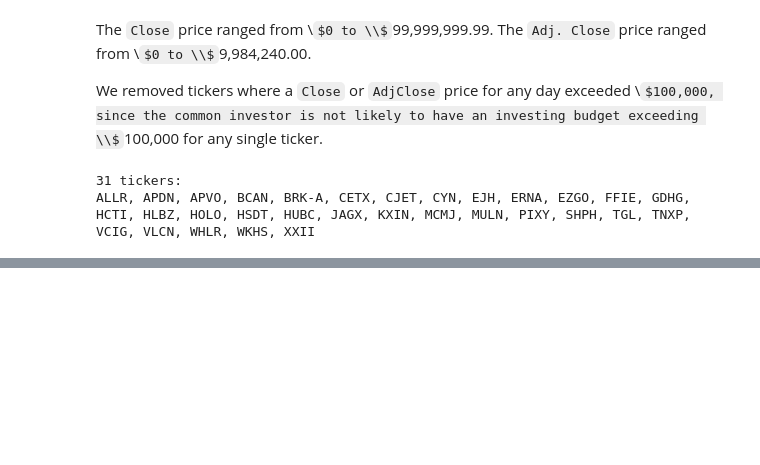
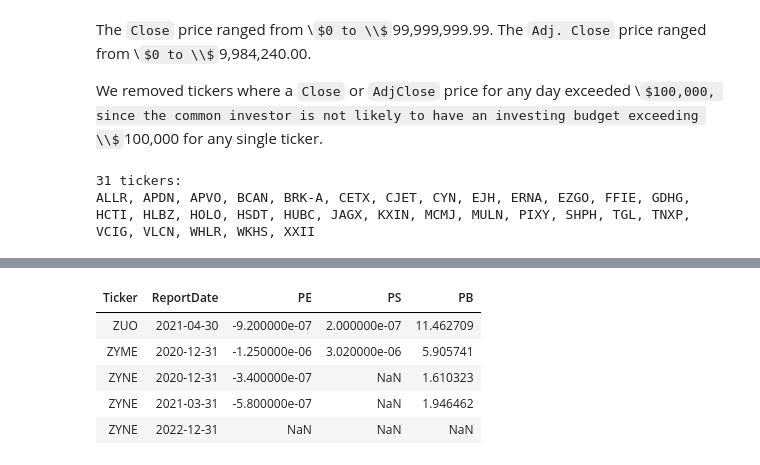
Before and after one commit to aaron-san/fundamentals-db-simfin-mysql, a Jupyter notebook: index.ipynb, the cells around one changed output, grey strips where cells are left out. Saved outputs shown, nothing was run; the diff lists cells and outputs as text; code cells hidden in the pictures; some formulas as TeX source; blank space fills up the shorter version.

```diff
--- a/index.ipynb
+++ b/index.ipynb
@@ -654,0 +932,19 @@ ON us_shareprices_monthly (Ticker, Date);
+# %%
+# HideCell
+
+from IPython.display import HTML
+import json
+import pandas as pd
+from sqlalchemy import create_engine
+
+with open("mysql_creds.json") as f:
+    creds = json.load(f)
+
+engine = create_engine(
+    f"mysql+pymysql://{creds['user']}:{creds['password']}@localhost/{creds['database']}"
+)
+
+
+df = pd.read_sql("SELECT * FROM metrics_activity", engine)
+
+HTML(df.tail().to_html(index=False))
@@ -654,0 +1010,26 @@ ON us_shareprices_monthly (Ticker, Date);
+# %%
+# HideCell
+
+from IPython.display import HTML
+import json
+import pandas as pd
+from sqlalchemy import create_engine
+
+with open("mysql_creds.json") as f:
+    creds = json.load(f)
+
+engine = create_engine(
+    f"mysql+pymysql://{creds['user']}:{creds['password']}@localhost/{creds['database']}"
+)
+
+
+df = pd.read_sql("SELECT * FROM metrics_value", engine)
+
+HTML(df.tail().to_html(index=False))
+# %% [output]
+| Ticker | ReportDate | PE | PS | PB |
+| ZUO | 2021-04-30 | -9.200000e-07 | 2.000000e-07 | 11.462709 |
+| ZYME | 2020-12-31 | -1.250000e-06 | 3.020000e-06 | 5.905741 |
+| ZYNE | 2020-12-31 | -3.400000e-07 | NaN | 1.610323 |
+| ZYNE | 2021-03-31 | -5.800000e-07 | NaN | 1.946462 |
+| ZYNE | 2022-12-31 | NaN | NaN | NaN |
```
Also changed, not shown: parts of 43 cells of this notebook, 4 other files.
